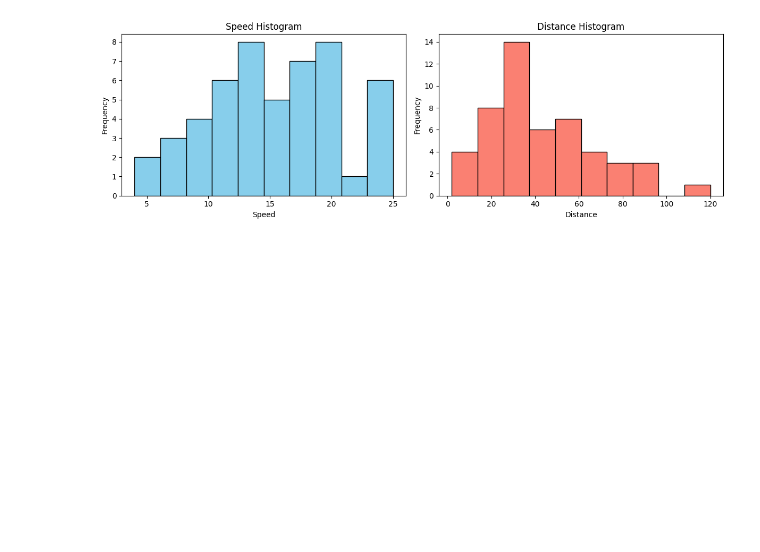
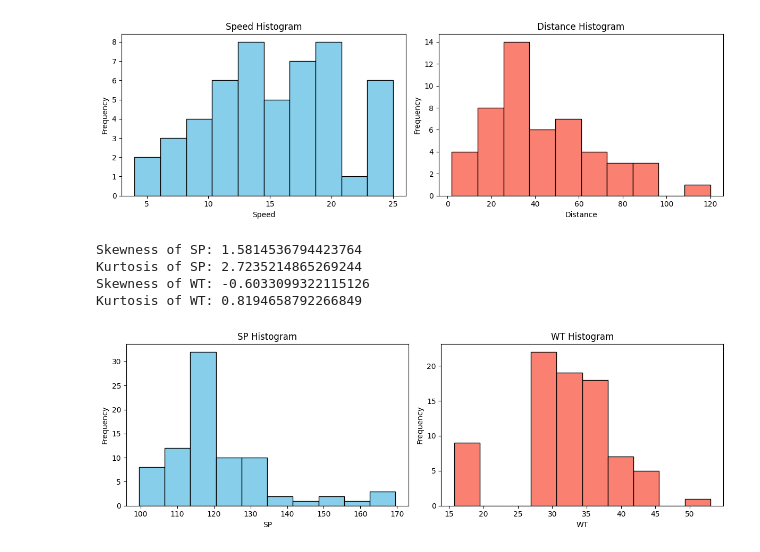
Before and after one commit to Rahman17309/BatchFEB20, a Jupyter notebook: Assignment1.ipynb, the cells around one changed output. Drawn from its saved outputs; the diff is of its cells as text; code cells hidden in the pictures; blank space fills up the shorter version.

```diff
--- a/Assignment1.ipynb
+++ b/Assignment1.ipynb
@@ -51,0 +56,2 @@ plt.show()
+# %%
+df = pd.read_csv("/content/Q9_b.csv")
@@ -51,0 +67,10 @@ plt.show()
+# %%
+print(f'Skewness of SP: {skew_SP}')
+print(f'Kurtosis of SP: {kurtosis_SP}')
+print(f'Skewness of WT: {skew_WT}')
+print(f'Kurtosis of WT: {kurtosis_WT}')
+# %% [output]
+Skewness of SP: 1.5814536794423764
+Kurtosis of SP: 2.7235214865269244
+Skewness of WT: -0.6033099322115126
+Kurtosis of WT: 0.8194658792266849
@@ -51,0 +79,16 @@ plt.show()
+# %%
+plt.figure(figsize=(12, 4))
+plt.subplot(1, 2, 1)
+plt.hist(df['SP'], bins=10, color='skyblue', edgecolor='black')
+plt.title('SP Histogram')
+plt.xlabel('SP')
+plt.ylabel('Frequency')
+plt.subplot(1, 2, 2)
+plt.hist(df['WT'], bins=10, color='salmon', edgecolor='black')
+plt.title('WT Histogram')
+plt.xlabel('WT')
+plt.ylabel('Frequency')
+plt.tight_layout()
+plt.show()
+# %% [output]
+[figure, added]
```
Also changed, not shown: parts of 6 cells of this notebook.
